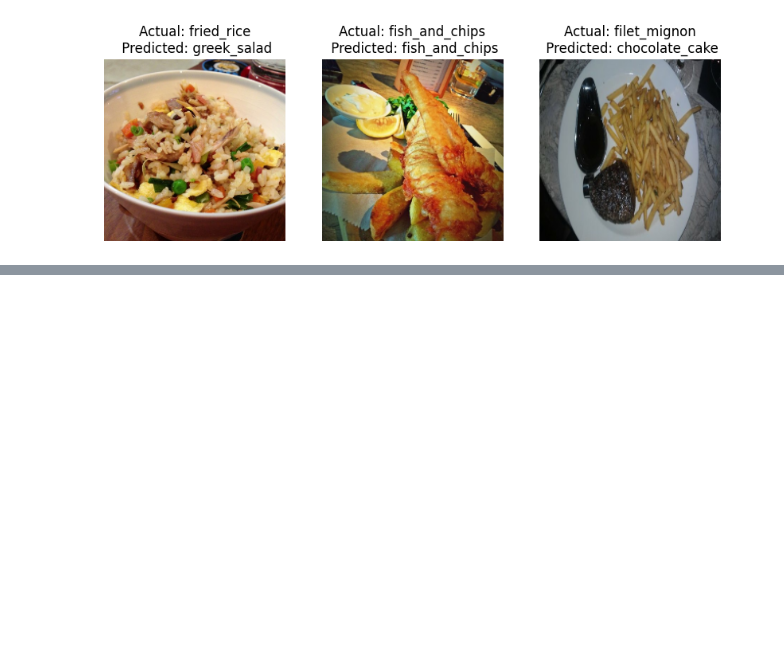
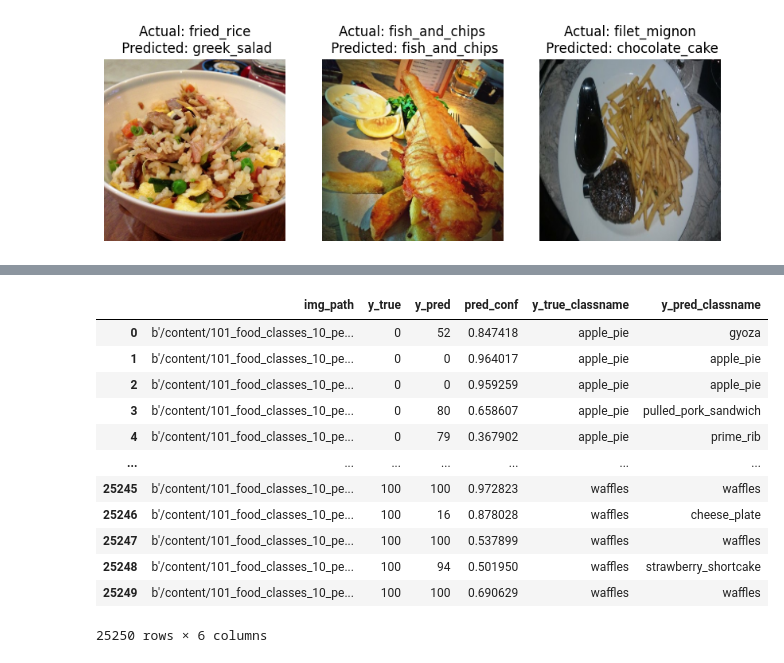
Before and after one commit to LivingstonTardzenyuy/Deep-Learning-with-TensorFlow, a Jupyter notebook: 06_transfer_learning_in_tensorflow_part_3_scaling_up.ipynb, the cells around one changed output, grey strips where cells are left out. Saved outputs shown, nothing was run; the diff lists cells and outputs as text; code cells hidden in the pictures; blank space fills up the shorter version.

```diff
--- a/06_transfer_learning_in_tensorflow_part_3_scaling_up.ipynb
+++ b/06_transfer_learning_in_tensorflow_part_3_scaling_up.ipynb
@@ -757,0 +785,30 @@ for i in range(3):
+# %%
+# 2. Create a DataFrame of different parameters for each of the
+
+import pandas as pd
+
+# Convert 'pred_conf' to a 1D array of the maximum prediction probabilities
+pred_conf_1d = preds_probs.max(axis=1)
+
+pred_df = pd.DataFrame({"img_path": filepaths,
+                         "y_true": y_labels,
+                         "y_pred": pred_classes,
+                         "pred_conf": pred_conf_1d,
+                          "y_true_classname": [class_names[i] for i in y_labels],
+                          "y_pred_classname": [class_names[i] for i in pred_classes]
+                         })
+pred_df
+# %% [output]
+|  | img_path | y_true | y_pred | pred_conf | y_true_classname | y_pred_classname |
+| 0 | b'/content/101_food_classes_10_pe... | 0 | 52 | 0.847418 | apple_pie | gyoza |
+| 1 | b'/content/101_food_classes_10_pe... | 0 | 0 | 0.964017 | apple_pie | apple_pie |
+| 2 | b'/content/101_food_classes_10_pe... | 0 | 0 | 0.959259 | apple_pie | apple_pie |
+| 3 | b'/content/101_food_classes_10_pe... | 0 | 80 | 0.658607 | apple_pie | pulled_pork_sandwich |
+| 4 | b'/content/101_food_classes_10_pe... | 0 | 79 | 0.367902 | apple_pie | prime_rib |
+| ... | ... | ... | ... | ... | ... | ... |
+| 25245 | b'/content/101_food_classes_10_pe... | 100 | 100 | 0.972823 | waffles | waffles |
+| 25246 | b'/content/101_food_classes_10_pe... | 100 | 16 | 0.878028 | waffles | cheese_plate |
+| 25247 | b'/content/101_food_classes_10_pe... | 100 | 100 | 0.537899 | waffles | waffles |
+| 25248 | b'/content/101_food_classes_10_pe... | 100 | 94 | 0.501950 | waffles | strawberry_shortcake |
+| 25249 | b'/content/101_food_classes_10_pe... | 100 | 100 | 0.690629 | waffles | waffles |
+25250 rows × 6 columns
```
Also changed, not shown: parts of 8 cells of this notebook.
